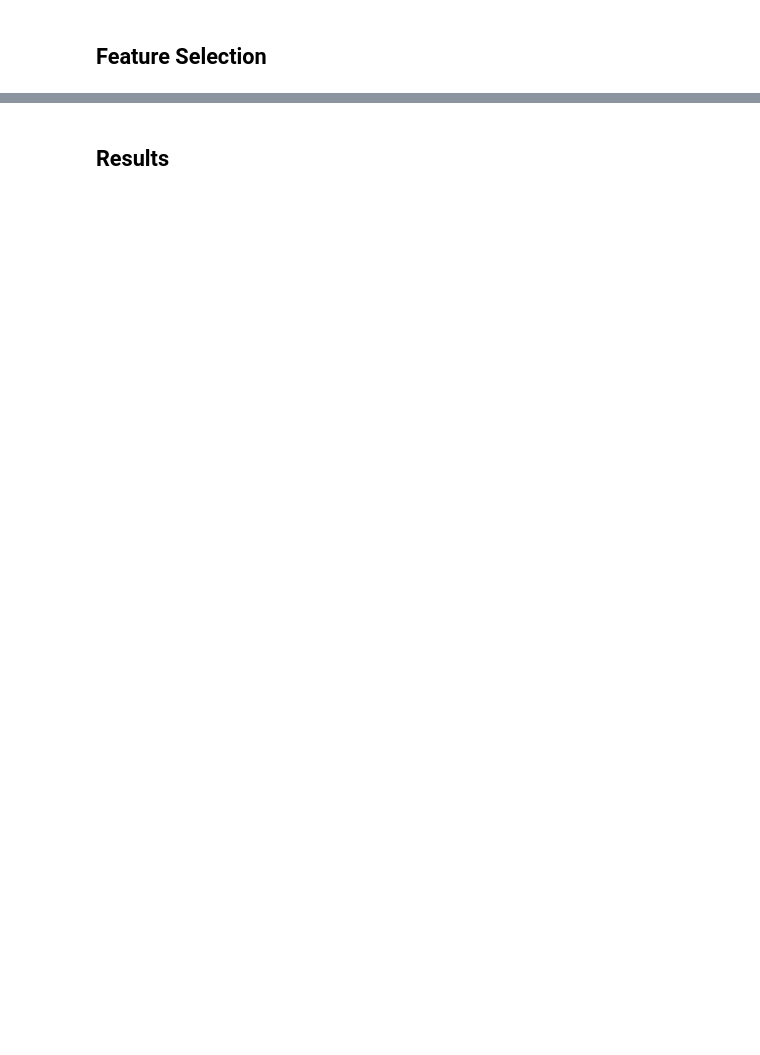
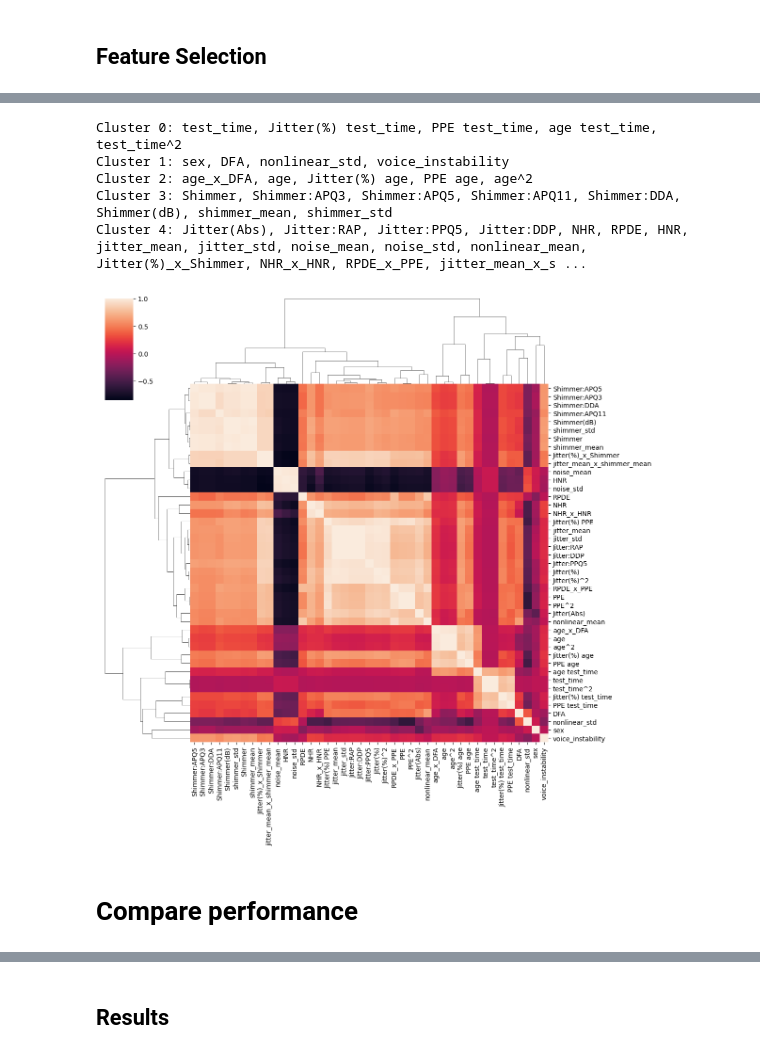
Before and after one commit to behnazrzf/Parkinson-s_Telemonitoring, a Jupyter notebook: feature_selection.ipynb, the cells around one changed output, grey strips where cells are left out. Drawn from its saved outputs; the diff is of its cells as text; code cells hidden in the pictures; blank space fills up the shorter version.

```diff
--- a/feature_selection.ipynb
+++ b/feature_selection.ipynb
@@ -363,0 +491,30 @@ all_results = pd.concat([motor_results, total_results])
+# %%
+import seaborn as sns
+
+def plot_clustered_corr(X, clusters):
+    """Plot correlation matrix with cluster annotations."""
+    corr = X.corr()
+    sns.clustermap(
+        corr,
+        row_linkage=linkage(1 - corr.abs().values, method='complete'),
+        col_linkage=linkage(1 - corr.abs().values, method='complete'),
+        figsize=(12, 12)
+    )
+
+    # Add cluster labels
+    for i, cluster_id in enumerate(np.unique(clusters)):
+        features = corr.columns[clusters == cluster_id]
+        print(f"Cluster {cluster_id}: {', '.join(features)}")
+
+# Usage
+clusters = AgglomerativeClustering(n_clusters=5).fit_predict(1 - X_train_engineered.corr().abs())
+plot_clustered_corr(X_train_engineered, clusters)
+# %% [output]
+Cluster 0: test_time, Jitter(%) test_time, PPE test_time, age test_time, test_time^2
+Cluster 1: sex, DFA, nonlinear_std, voice_instability
+Cluster 2: age_x_DFA, age, Jitter(%) age, PPE age, age^2
+Cluster 3: Shimmer, Shimmer:APQ3, Shimmer:APQ5, Shimmer:APQ11, Shimmer:DDA, Shimmer(dB), shimmer_mean, shimmer_std
+Cluster 4: Jitter(Abs), Jitter:RAP, Jitter:PPQ5, Jitter:DDP, NHR, RPDE, HNR, jitter_mean, jitter_std, noise_mean, noise_std, nonlinear_mean, Jitter(%)_x_Shimmer, NHR_x_HNR, RPDE_x_PPE, jitter_mean_x_s ...
+[figure, added]
+# %% [markdown]
+# Compare performance
```
Also changed, not shown: parts of 56 cells of this notebook, 3 other files.
